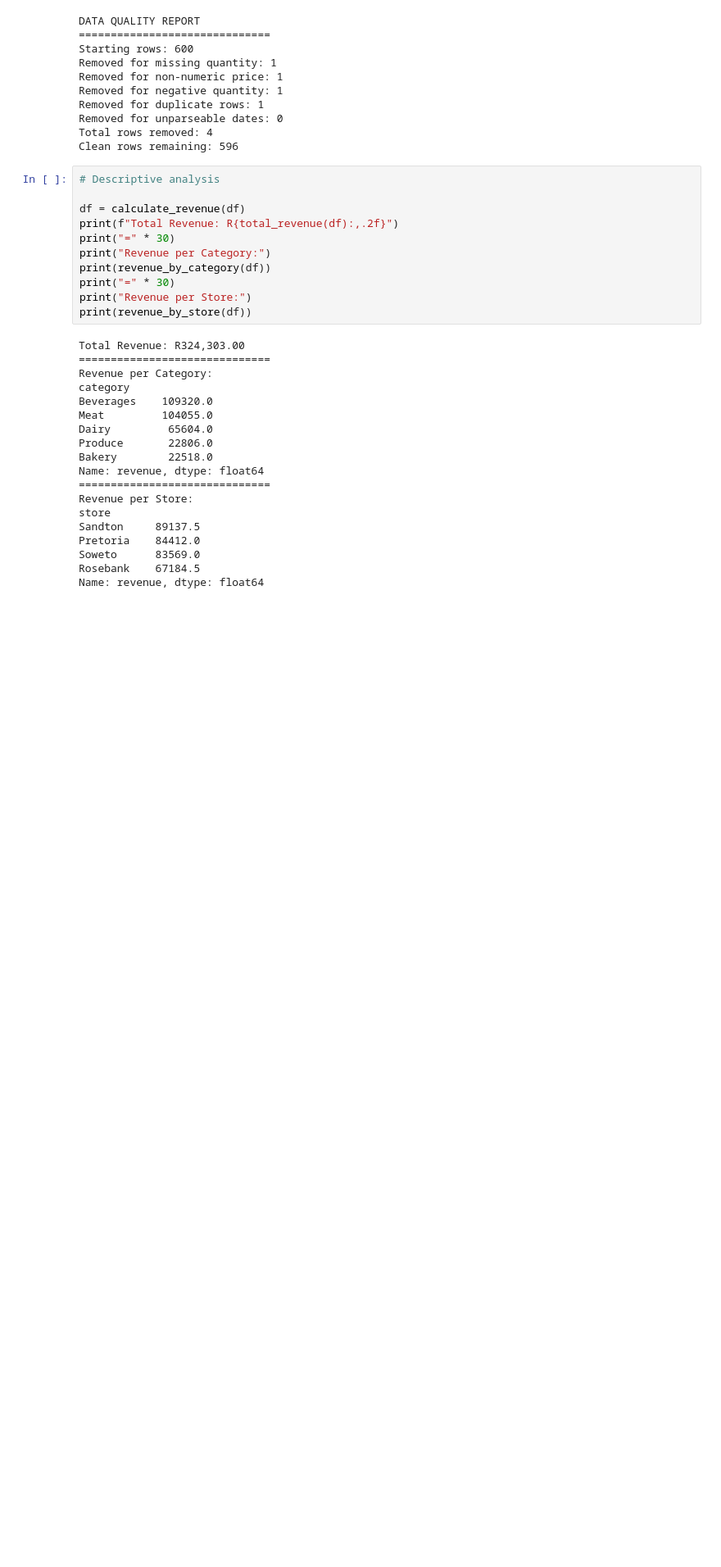
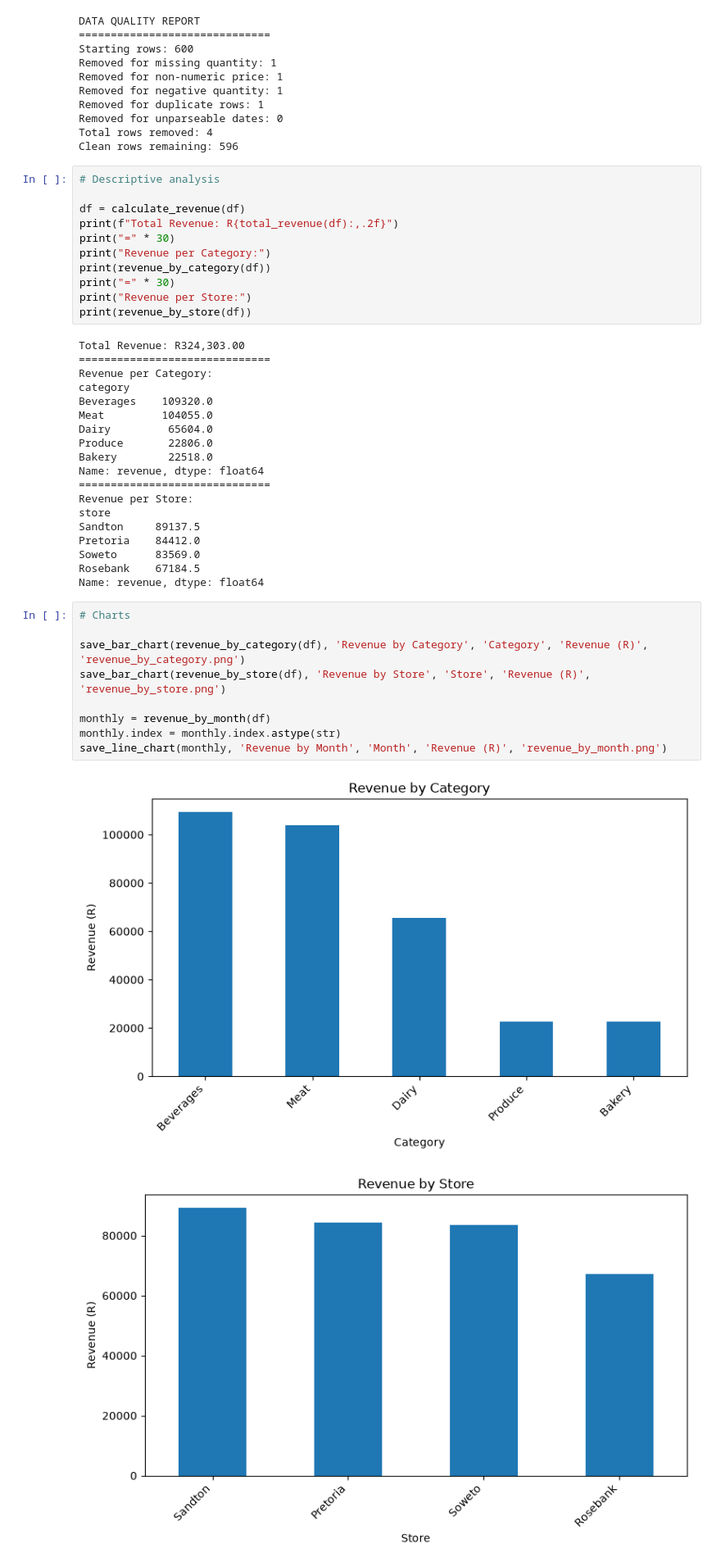
Before and after one commit to KuhlePhungula/retail-sales-analysis, a Jupyter notebook: analysis.ipynb, the cells around one changed output. Shown at 82% size. Cells and saved outputs as stored; diff of their text form; blank space fills up the shorter version.

Commit message:
create all 3 charts

```diff
--- a/analysis.ipynb
+++ b/analysis.ipynb
@@ -118,3 +118,15 @@ Pretoria    84412.0
 Soweto      83569.0
 Rosebank    67184.5
 Name: revenue, dtype: float64
+# %%
+# Charts
+
+save_bar_chart(revenue_by_category(df), 'Revenue by Category', 'Category', 'Revenue (R)', 'revenue_by_category.png')
+save_bar_chart(revenue_by_store(df), 'Revenue by Store', 'Store', 'Revenue (R)', 'revenue_by_store.png')
+
+monthly = revenue_by_month(df)
+monthly.index = monthly.index.astype(str)
+save_line_chart(monthly, 'Revenue by Month', 'Month', 'Revenue (R)', 'revenue_by_month.png')
+# %% [output]
+[figure, added]
+[figure, added]
```
Also changed, not shown: parts of 1 cell of this notebook, 3 other files.
